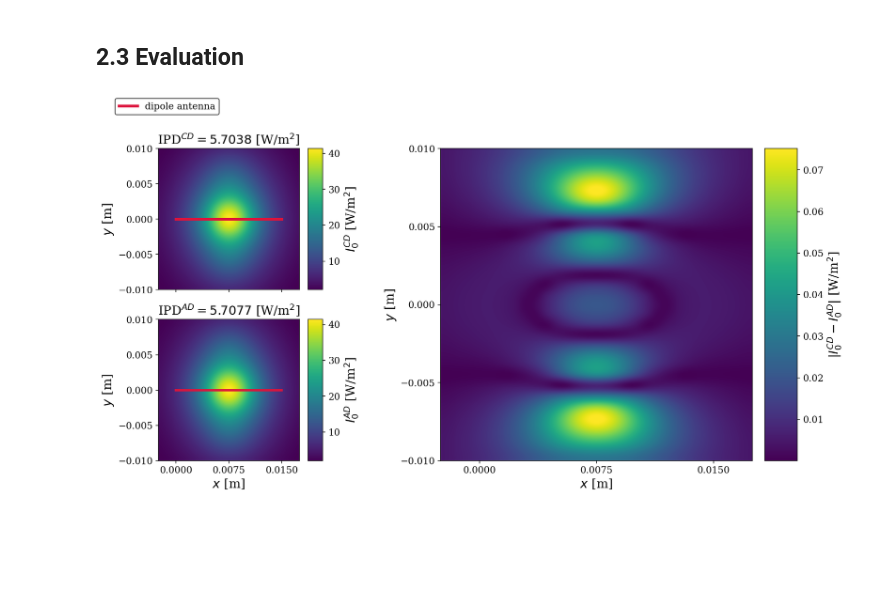
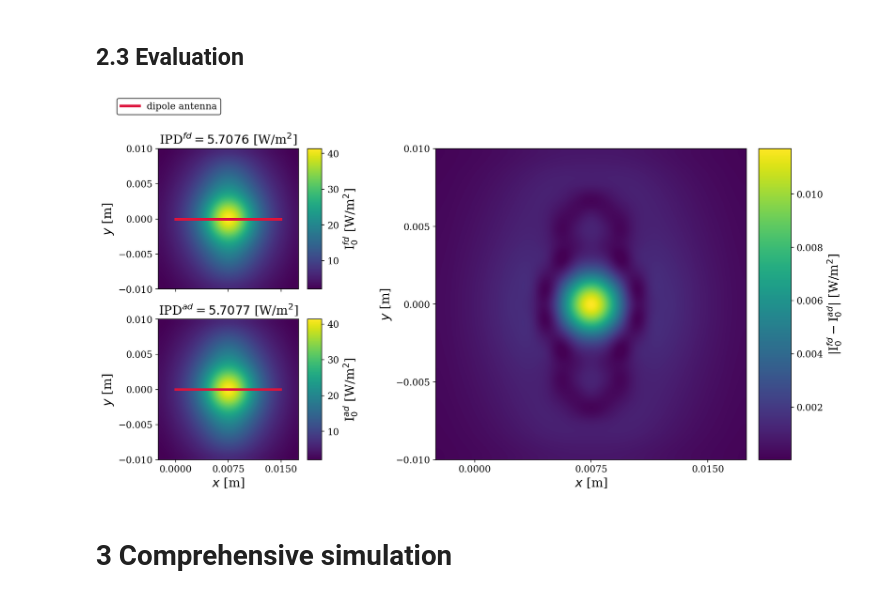
Before and after one commit to akapet00/ipd-autodiff, a Jupyter notebook: main.ipynb, the cells around one changed output. Saved outputs shown, nothing was run; the diff lists cells and outputs as text; code cells hidden in the pictures; blank space fills up the shorter version.

```diff
--- a/main.ipynb
+++ b/main.ipynb
@@ -113,7 +105,7 @@ def green(xt, yt, zt, xs, ys, zs, omega):
 green = jit(green)
 # %%
 # frequency
-f = 10.e9
+f = 10e9
 
 # antenna electric properties (Poljak 2005)
 antenna_data = load_antenna_el_properties(f)
@@ -131,7 +123,7 @@ zs = np.zeros_like(xs)
 target_area = (0.02, 0.02)  # 2 x 2 cm2
 A = target_area[0] * target_area[1]
 h = -5 / 1000  # distance from the antenna
-N = [31, 31, 1]
+N = [21, 21, 21]
 xt = np.linspace(-target_area[0]/2, target_area[0]/2, N[0]) + xs[-1] / 2
 yt = np.linspace(-target_area[1]/2, target_area[1]/2, N[1])
 zt = np.array([h])
@@ -203,7 +205,8 @@ def efield_ad(xt, yt, zt, xs, ys, zs, Is, Is_x, frequency):
     prefix = 1 / (1j * 4 * jnp.pi * omega * eps_0)
     g = green(xt, yt, zt, xs, ys, zs, omega)
     g_x, g_y, g_z = green_grad(xt + 0j, yt + 0j, zt + 0j, xs, ys, zs, omega)
-    Ex = prefix * (- equad(Is_x * g_x, xs, 3) - gamma ** 2 * equad(Is * g, xs, 3))
+    Ex = prefix * (- equad(Is_x * g_x, xs, 3)
+                   - gamma ** 2 * equad(Is * g, xs, 3))
     Ey = prefix * (equad(Is_x * g_y, xs, 3))
     Ez = prefix * (equad(Is_x * g_z, xs, 3))
     return (Ex, Ey, Ez)
@@ -218,19 +221,23 @@ def hfield_ad(xt, yt, zt, xs, ys, zs, Is, frequency):
     Hx = np.zeros_like(Hz)
     return (Hx, Hy, Hz)
 # %%
-Ex_ad = np.empty((xt.size, yt.size, zt.size), dtype=np.complex128)
-Ey_ad = np.empty((xt.size, yt.size, zt.size), dtype=np.complex128)
-Ez_ad = np.empty((xt.size, yt.size, zt.size), dtype=np.complex128)
-Hx_ad = np.empty((xt.size, yt.size, zt.size), dtype=np.complex128)
-Hy_ad = np.empty((xt.size, yt.size, zt.size), dtype=np.complex128)
-Hz_ad = np.empty((xt.size, yt.size, zt.size), dtype=np.complex128)
+Ex_ad = np.empty((xt.size, yt.size, zt.size), dtype=jnp.complex128)
+Ey_ad = np.empty((xt.size, yt.size, zt.size), dtype=jnp.complex128)
+Ez_ad = np.empty((xt.size, yt.size, zt.size), dtype=jnp.complex128)
+Hx_ad = np.empty((xt.size, yt.size, zt.size), dtype=jnp.complex128)
+Hy_ad = np.empty((xt.size, yt.size, zt.size), dtype=jnp.complex128)
+Hz_ad = np.empty((xt.size, yt.size, zt.size), dtype=jnp.complex128)
 for x_idx, _xt in enumerate(xt):
     for y_idx, _yt in enumerate(yt):
         for z_idx, _zt in enumerate(zt):
-            ex, ey, ez = efield_ad(_xt, _yt, _zt, xs, ys, zs, Is, Is_x, f)
-            hx, hy, hz = hfield_ad(_xt, _yt, _zt, xs, ys, zs, Is, f)
-            Ex_ad[x_idx, y_idx, z_idx], Ey_ad[x_idx, y_idx, z_idx], Ez_ad[x_idx, y_idx, z_idx] = ex.item(), ey.item(), ez.item()
-            Hx_ad[x_idx, y_idx, z_idx], Hy_ad[x_idx, y_idx, z_idx], Hz_ad[x_idx, y_idx, z_idx] = hx.item(), hy.item(), hz.item()
+            _ex, _ey, _ez = efield_ad(_xt, _yt, _zt, xs, ys, zs, Is, Is_x, f)
+            _hx, _hy, _hz = hfield_ad(_xt, _yt, _zt, xs, ys, zs, Is, f)
+            Ex_ad = index_update(Ex_ad, index[x_idx, y_idx, z_idx], _ex.item())
+            Ey_ad = index_update(Ey_ad, index[x_idx, y_idx, z_idx], _ey.item())
+            Ez_ad = index_update(Ez_ad, index[x_idx, y_idx, z_idx], _ez.item())
+            Hx_ad = index_update(Hx_ad, index[x_idx, y_idx, z_idx], _hx.item())
+            Hy_ad = index_update(Hy_ad, index[x_idx, y_idx, z_idx], _hy.item())
+            Hz_ad = index_update(Hz_ad, index[x_idx, y_idx, z_idx], _hz.item())
 # %%
 I0m_ad = np.sqrt(np.power(Ex_ad * Hy_ad.conj(), 2))
 I0_ad = np.real(I0m_ad)
@@ -241,41 +248,42 @@ IPD_ad = 1 / (2 * A) * edblquad(I0_ad, xt, yt, 31)
 extent = (xt.min(), xt.max(), yt.min(), yt.max())
 difference = np.abs(I0_fd - I0_ad)
 
+fig_config(scaler=1.5)
 fig = plt.figure(constrained_layout=True, figsize=(13.5, 6.5))
 gs = fig.add_gridspec(nrows=2, ncols=3)
 ax1 = fig.add_subplot(gs[0, 0])
 ax2 = fig.add_subplot(gs[1, 0], sharex=ax1)
 ax3 = fig.add_subplot(gs[0:, 1:])
 
 cs1 = ax1.imshow(I0_fd, origin='lower', interpolation='spline36', extent=extent)
 cbar1 = fig.colorbar(cs1, ax=ax1)
-cbar1.ax.set_ylabel('$I_0^{CD}$ [W/m$^2$]')
+cbar1.ax.set_ylabel('I$_0^{fd}$ [W/m$^2$]')
 ax1.plot(xs, ys, '-', color='crimson', label='dipole antenna')
-ax1.set_title(f'IPD$^{{CD}} = {IPD_fd.item():.4f}$ [W/m$^2$]')
+ax1.set_title(f'IPD$^{{fd}} = {IPD_fd.item():.4f}$ [W/m$^2$]')
 ax1.set_xticks([0.0, 0.0075, 0.015])
 ax1.set_yticks([-0.01, -0.005, 0.0, 0.005, 0.01])
 ax1.set_ylabel('$y$ [m]')
 
 cs2 = ax2.imshow(I0_ad, origin='lower', interpolation='spline36', extent=extent)
 cbar2 = fig.colorbar(cs2, ax=ax2)
-cbar2.ax.set_ylabel('$I_0^{AD}$ [W/m$^2$]')
+cbar2.ax.set_ylabel('I$_0^{ad}$ [W/m$^2$]')
 ax2.plot(xs, ys, '-', color='crimson', linewidth=3)
-ax2.set_title(f'IPD$^{{AD}} = {IPD_ad.item():.4f}$ [W/m$^2$]')
+ax2.set_title(f'IPD$^{{ad}} = {IPD_ad.item():.4f}$ [W/m$^2$]')
 ax2.set_xticks([0.0, 0.0075, 0.015])
 ax2.set_yticks([-0.01, -0.005, 0.0, 0.005, 0.01])
 ax2.set_xlabel('$x$ [m]')
 ax2.set_ylabel('$y$ [m]')
 
 cs3 = ax3.imshow(difference, origin='lower', interpolation='spline36', extent=extent)
 cbar3 = fig.colorbar(cs3, ax=ax3)
-cbar3.ax.set_ylabel('$|I_0^{CD} - I_0^{AD}|$ [W/m$^2$]')
+cbar3.ax.set_ylabel('$|$I$_0^{fd} - $I$_0^{ad}|$ [W/m$^2$]')
 ax3.set_xticks([0.0, 0.0075, 0.015])
 ax3.set_yticks([-0.01, -0.005, 0.0, 0.005, 0.01])
 ax3.set_xlabel('$x$ [m]')
 ax3.set_ylabel('$y$ [m]')
 
 fig.legend(bbox_to_anchor=(0.175, 1.1), frameon=True, edgecolor='k')
 plt.setp(ax1.get_xticklabels(), visible=False)
 plt.show()
 # %% [output]
-[figure, old version]
+[figure, new version]
@@ -281,0 +295,2 @@ plt.show()
+# %% [markdown]
+# 3 Comprehensive simulation
```
Also changed, not shown: parts of 19 cells of this notebook, 4 other files.
